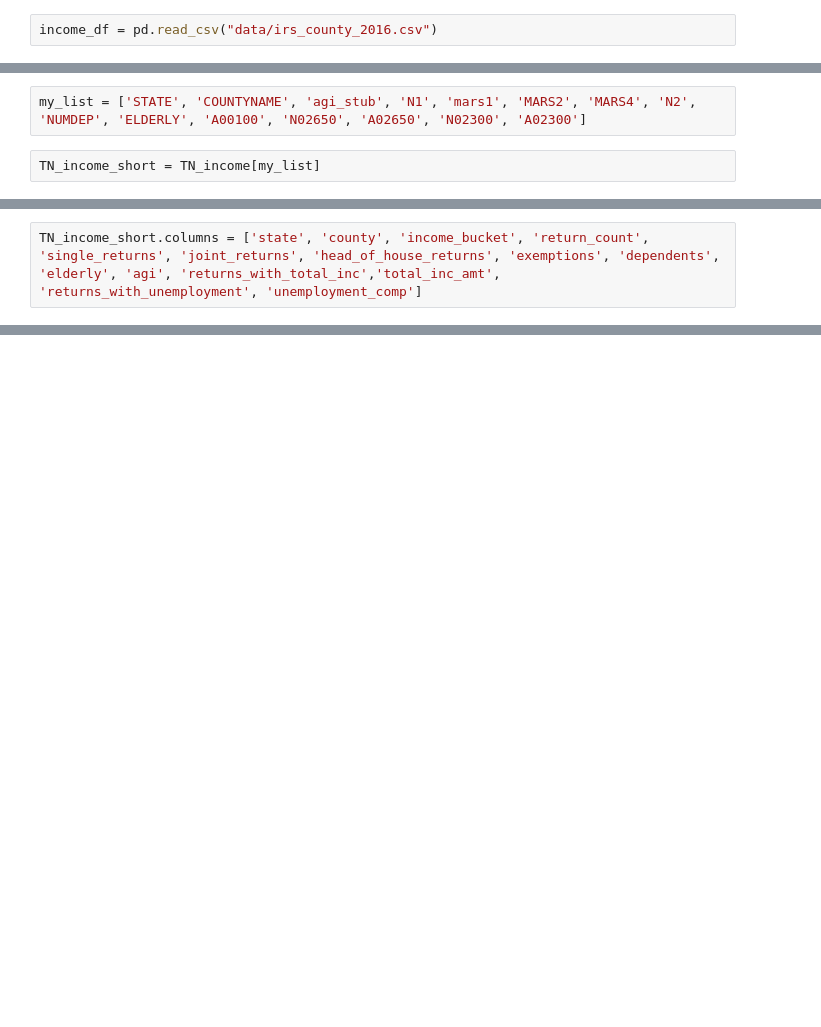
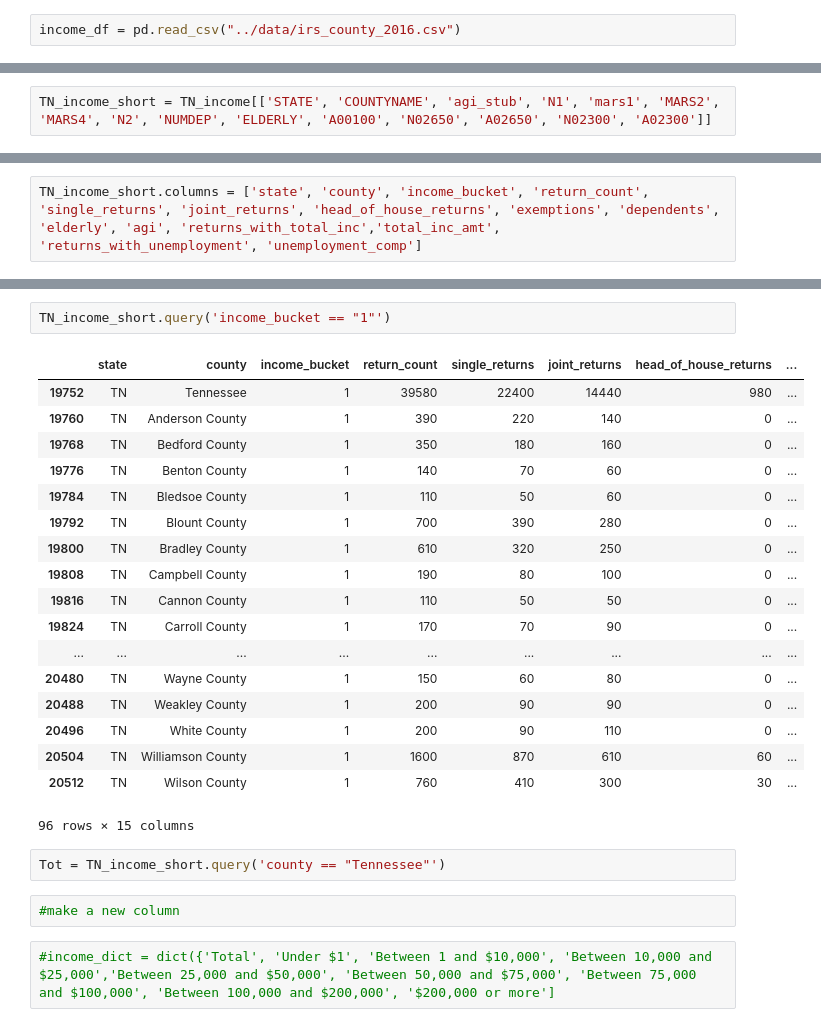
Before and after one commit to staufferalexander/vanderbilt-data-essentials-cohort-2, a Jupyter notebook: Class1_HCcosts_Sept4.19.ipynb, the cells around one changed output, grey strips where cells are left out. Saved outputs shown, nothing was run; the diff lists cells and outputs as text; blank space fills up the shorter version.

```diff
--- a/Class1_HCcosts_Sept4.19.ipynb
+++ b/Class1_HCcosts_Sept4.19.ipynb
@@ -364,2 +230,2 @@ TN_cancer.describe()
 # %%
-income_df = pd.read_csv("data/irs_county_2016.csv")
+income_df = pd.read_csv("../data/irs_county_2016.csv")
@@ -420,4 +266,2 @@ TN_income.shape
 # %%
-my_list = ['STATE', 'COUNTYNAME', 'agi_stub', 'N1', 'mars1', 'MARS2', 'MARS4', 'N2', 'NUMDEP', 'ELDERLY', 'A00100', 'N02650', 'A02650', 'N02300', 'A02300']
+TN_income_short = TN_income[['STATE', 'COUNTYNAME', 'agi_stub', 'N1', 'mars1', 'MARS2', 'MARS4', 'N2', 'NUMDEP', 'ELDERLY', 'A00100', 'N02650', 'A02650', 'N02300', 'A02300']]
-# %%
-TN_income_short = TN_income[my_list]
@@ -425,0 +285,27 @@ TN_income_short.columns = ['state', 'county', 'income_bucket', 'return_count', '
+# %%
+TN_income_short.query('income_bucket == "1"')
+# %% [output]
+|  | state | county | income_bucket | return_count | single_returns | joint_returns | head_of_house_returns | ... |
+| 19752 | TN | Tennessee | 1 | 39580 | 22400 | 14440 | 980 | ... |
+| 19760 | TN | Anderson County | 1 | 390 | 220 | 140 | 0 | ... |
+| 19768 | TN | Bedford County | 1 | 350 | 180 | 160 | 0 | ... |
+| 19776 | TN | Benton County | 1 | 140 | 70 | 60 | 0 | ... |
+| 19784 | TN | Bledsoe County | 1 | 110 | 50 | 60 | 0 | ... |
+| 19792 | TN | Blount County | 1 | 700 | 390 | 280 | 0 | ... |
+| 19800 | TN | Bradley County | 1 | 610 | 320 | 250 | 0 | ... |
+| 19808 | TN | Campbell County | 1 | 190 | 80 | 100 | 0 | ... |
+| 19816 | TN | Cannon County | 1 | 110 | 50 | 50 | 0 | ... |
+| 19824 | TN | Carroll County | 1 | 170 | 70 | 90 | 0 | ... |
+| ... | ... | ... | ... | ... | ... | ... | ... | ... |
+| 20480 | TN | Wayne County | 1 | 150 | 60 | 80 | 0 | ... |
+| 20488 | TN | Weakley County | 1 | 200 | 90 | 90 | 0 | ... |
+| 20496 | TN | White County | 1 | 200 | 90 | 110 | 0 | ... |
+| 20504 | TN | Williamson County | 1 | 1600 | 870 | 610 | 60 | ... |
+| 20512 | TN | Wilson County | 1 | 760 | 410 | 300 | 30 | ... |
+96 rows × 15 columns
+# %%
+Tot = TN_income_short.query('county == "Tennessee"')
+# %%
+#make a new column
+# %%
+#income_dict = dict({'Total', 'Under $1', 'Between 1 and $10,000', 'Between 10,000 and $25,000','Between 25,000 and $50,000', 'Between 50,000 and $75,000', 'Between 75,000 and $100,000', 'Between 100,000 and $200,000', '$200,000 or more']
```
Also changed, not shown: parts of 50 cells of this notebook.
